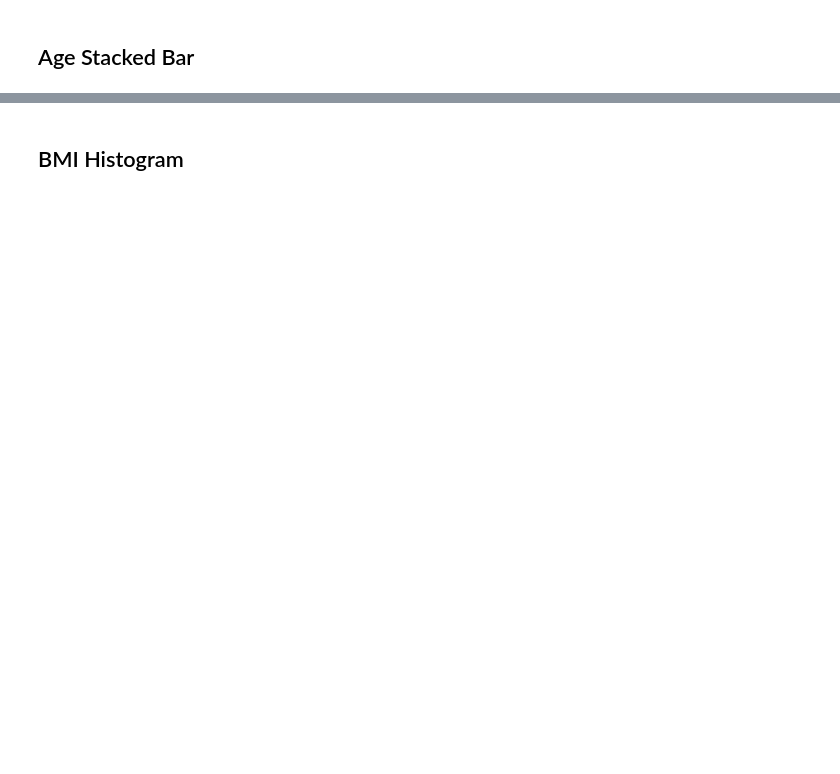
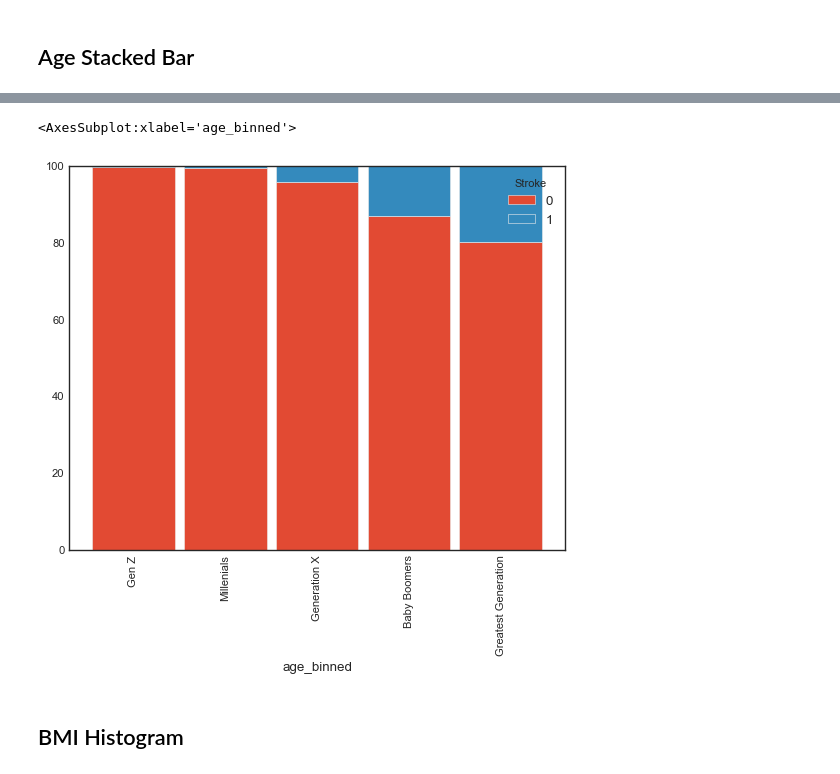
Before and after one commit to boborodono/San_Antonio_Machine_Learning_SAML, a Jupyter notebook: Wilder/Initial_EDA/Initial_EDA.ipynb, the cells around one changed output, grey strips where cells are left out. Drawn from its saved outputs; the diff is of its cells as text; code cells hidden in the pictures; blank space fills up the shorter version.

Commit message:
added Initial EDA Images for README

```diff
--- a/Wilder/Initial_EDA/Initial_EDA.ipynb
+++ b/Wilder/Initial_EDA/Initial_EDA.ipynb
@@ -94,3 +147,8 @@ heatmap.set_title("Correlation Heatmap");
+# %%
+# Style="ggplot"
+Style = "seaborn-white"
+
+figure_size=(8,6)
 # %%
 def get_stacked_bar_chart(column):
     # Get the count of records by column and stroke
@@ -107,10 +168,13 @@ def get_100_percent_stacked_bar_chart(column, width = 0.5):
     # Get the count of records by gender
     df_total = df.groupby([column])["Age"].count()
     # Get the percentage for 100% Stacked Bar Chart
-    df_pct = df_breakdown /df_total * 100
+    df_pct = df_breakdown / df_total * 100
     # Create proper DataFrames format
     df_pct = df_pct.unstack()
-    return df_pct.plot.bar(stacked=True, figsize=(6.6), width=width);
+
+    plt.style.use(Style)
+
+    return df_pct.plot.bar(stacked=True, figsize=figure_size, width=width, align="center");
 # %% [markdown]
 ## Age Histogram
 # %%
@@ -120,2 +186,5 @@ TypeError: from_bounds() argument after * must be an iterable, not float
 # %% [markdown]
 ## Age Stacked Bar
+# %%
+get_100_percent_stacked_bar_chart('age_binned', width=0.9)
+# %% [output]
@@ -122,2 +192,4 @@ TypeError: from_bounds() argument after * must be an iterable, not float
+<AxesSubplot:xlabel='age_binned'>
+[figure, added]
 # %% [markdown]
 ## BMI Histogram
```
Also changed, not shown: parts of 22 cells of this notebook, 14 other files.
